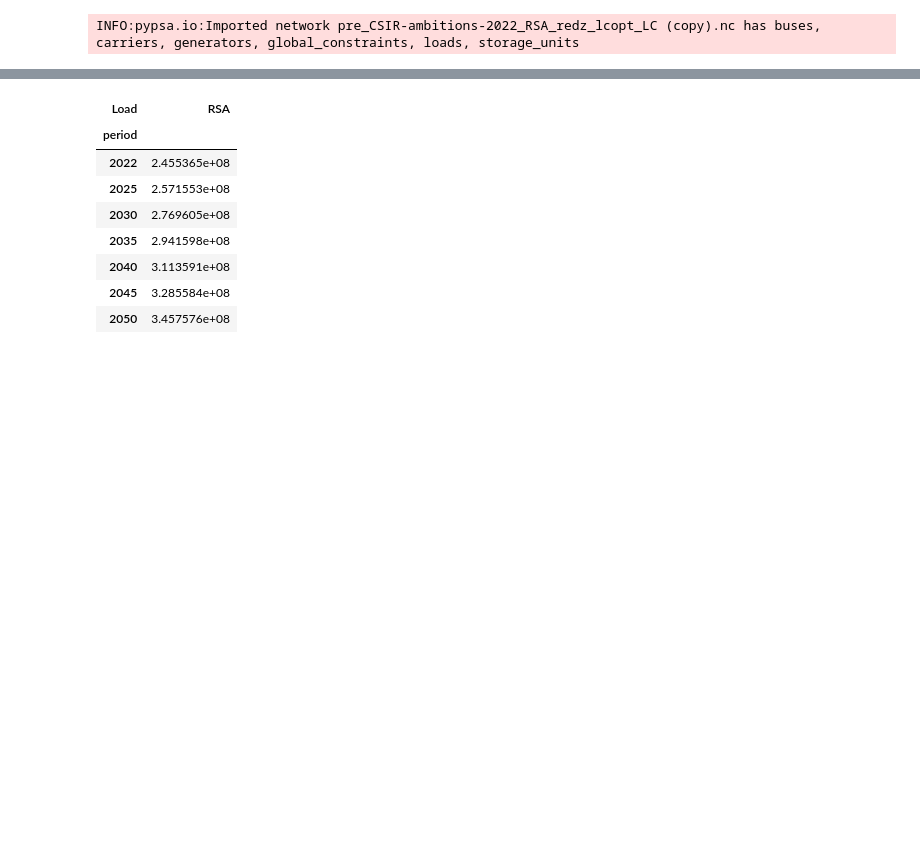
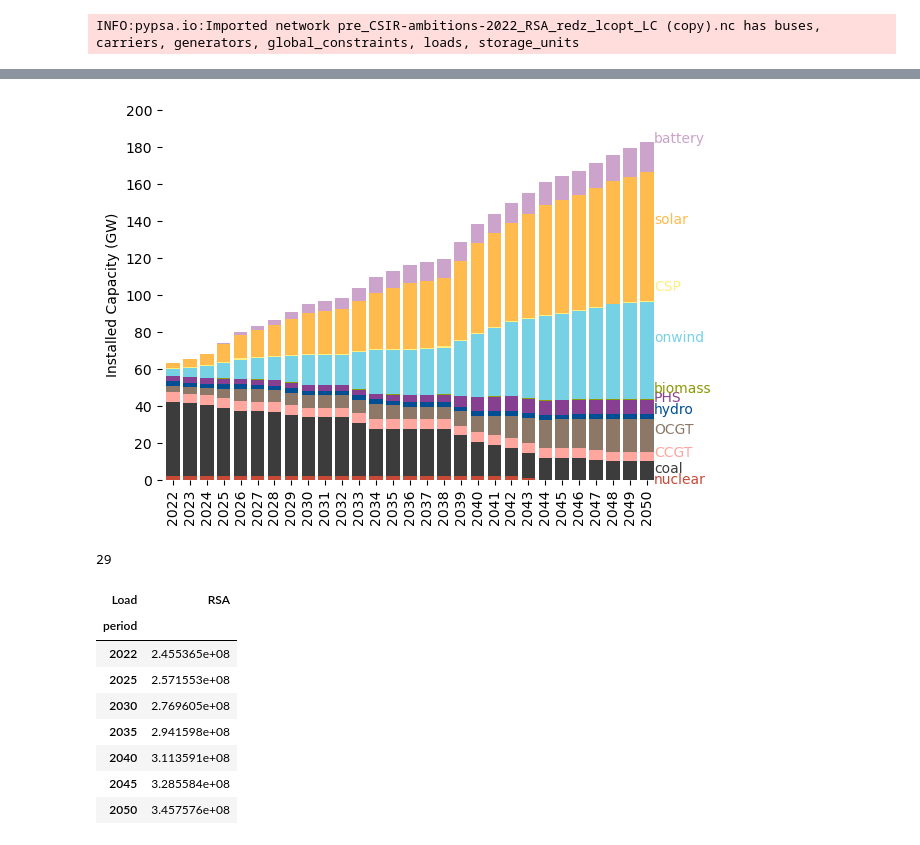
Before and after one commit to PyPSA/pypsa-za, a Jupyter notebook: notebooks/general_playground.ipynb, the cells around one changed output, grey strips where cells are left out. Drawn from its saved outputs; the diff is of its cells as text; code cells hidden in the pictures; blank space fills up the shorter version.

```diff
--- a/notebooks/general_playground.ipynb
+++ b/notebooks/general_playground.ipynb
@@ -171,3 +188,58 @@ n.plot(line_widths=1,
+# %%
+energy=pd.DataFrame(np.nan,index=np.append(n.generators.carrier.unique(),n.storage_units.carrier.unique()),columns=range(n.investment_periods[0],n.investment_periods[-1]+1))
+carriers=n.generators.carrier.unique()
+carriers = carriers[carriers !='load_shedding']
+for y in n.investment_periods:
+
+
+
+    energy.loc[carriers,y]=n.generators_t.p.p_nom_opt[(n.get_active_assets('Generator',y))].groupby(n.generators.carrier).sum()
+
+carriers=n.storage_units.carrier.unique()
+for y in n.investment_periods:
+    capacity.loc[carriers,y]=n.storage_units.p_nom_opt[(n.get_active_assets('StorageUnit',y))].groupby(n.storage_units.carrier).sum()
+
+capacity.loc['OCGT',:]+=capacity.loc['gas',:]+capacity.loc['diesel',:]
+capacity=capacity.T.interpolate().T
+capacity=capacity.reindex(['nuclear','coal','CCGT','OCGT','hydro','PHS','biomass','onwind','CSP','solar','battery'])
+# %%
+ax = (capacity/1000).T.plot.bar(stacked=True,color=colour_map,width=0.8)
+plt.ylabel('Installed Capacity (GW)')
+plt.xlabel("")
+plt.ylim([0,200])
+plt.yticks(range(0, 200+1, 20))  # set y-axis ticks to increments of 20
+
+for spine in ax.spines:
+    ax.spines[spine].set_visible(False)
+
+cnt=0
+height = 0
+dy = 1  # adjust this value to fine-tune the vertical spacing between annotations
+for bar in ax.containers:
+    end_cap = (capacity/1000).iloc[cnt,-1]
+    x = len(capacity.T)-1
+    y = end_cap/2+height+dy*cnt  # adjust y position based on index of the bar
+    ax.annotate(
+        capacity.index[cnt],
+        xy=(x, y),
+        xytext=(5, 0),
+        textcoords="offset points",
+        va="center",
+        color=ax.containers[cnt][-1].get_facecolor(),
+        #arrowprops=dict(arrowstyle='-', connectionstyle='angle3,angleA=0,angleB=-90', facecolor='black', width=1, headwidth=4, headlength=4),  # change arrow to line
+    )
+    height += end_cap
+    cnt+=1
+
+ax.legend().set_visible(False)
+
+#ax.grid(axis='y', color='lightgray',linestyle='-.',zorder=0)  # add light grey horizontal grid lines only
+# %% [output]
+[figure, added]
+# %%
+len(capacity.T)
+# %% [output]
+29
 # %%
 n.loads_t.p_set.groupby(n.snapshots.get_level_values(0)).sum()
 # %% [output]
```
Also changed, not shown: parts of 17 cells of this notebook, 10 other files.
